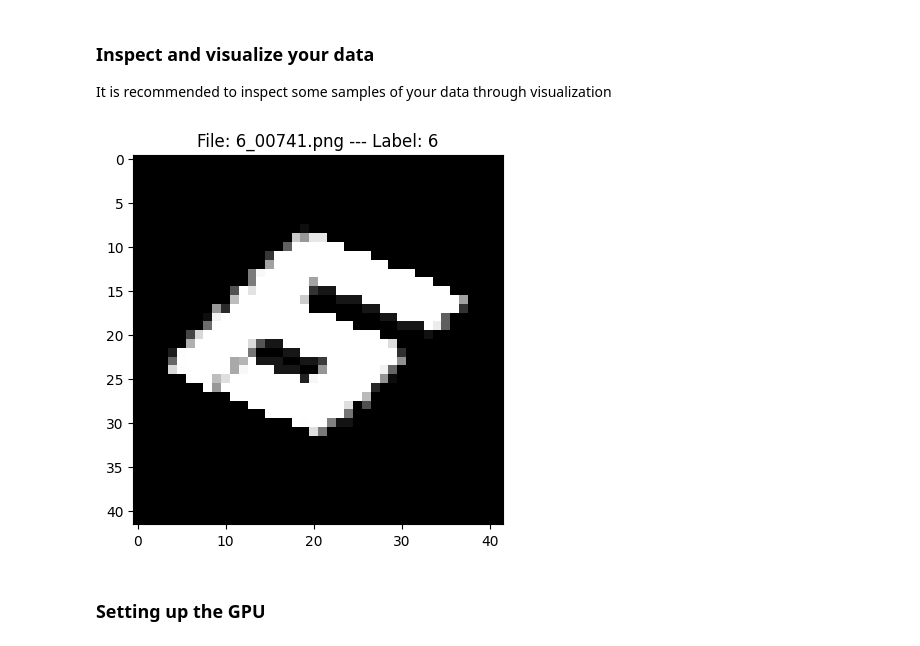
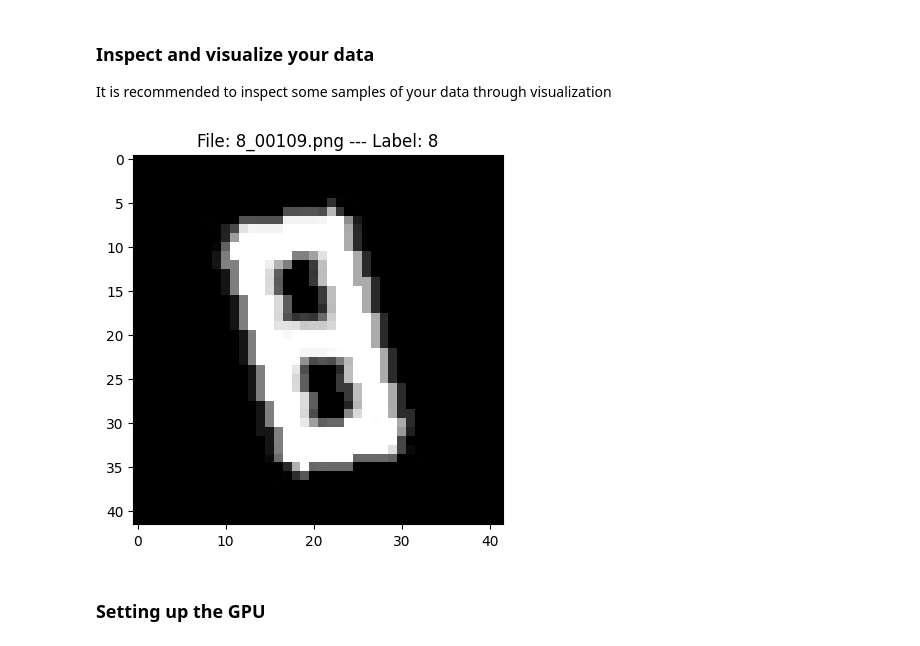
Before and after one commit to ItsMeNengYi/CS4243-mini-project, a Jupyter notebook: ze-hao_char_identification_model_training.ipynb, the cells around one changed output. Cells and saved outputs as stored; diff of their text form; code cells hidden in the pictures.

```diff
--- a/ze-hao_char_identification_model_training.ipynb
+++ b/ze-hao_char_identification_model_training.ipynb
@@ -117,7 +117,7 @@ class CharDataset(Dataset):
                 transforms.ToPILImage(),
                 transforms.RandomAffine(
                     degrees=30,
-                    #shear=(-5, 5, -5, 5),
+                    shear=(-5, 10, 0, 0),
                     fill=(0,)
                 ),
                 transforms.ToTensor(),
@@ -161,13 +161,13 @@ val_dataloader = DataLoader(val_dataset, batch_size=64, shuffle=False, num_worke
 
 It is recommended to inspect some samples of your data through visualization
 # %%
-img_id, X_transformed, y = train_dataset[0]
+img_id, X_transformed, y = train_dataset[2]
 
 plt.imshow(X_transformed[0], cmap='gray')
 plt.title(f'File: {img_id} --- Label: {y}')
 plt.show()
 # %% [output]
-[figure, old version]
+[figure, new version]
 # %% [markdown]
 
 ### Setting up the GPU
```
Also changed, not shown: parts of 2 cells of this notebook, 2 other files.
